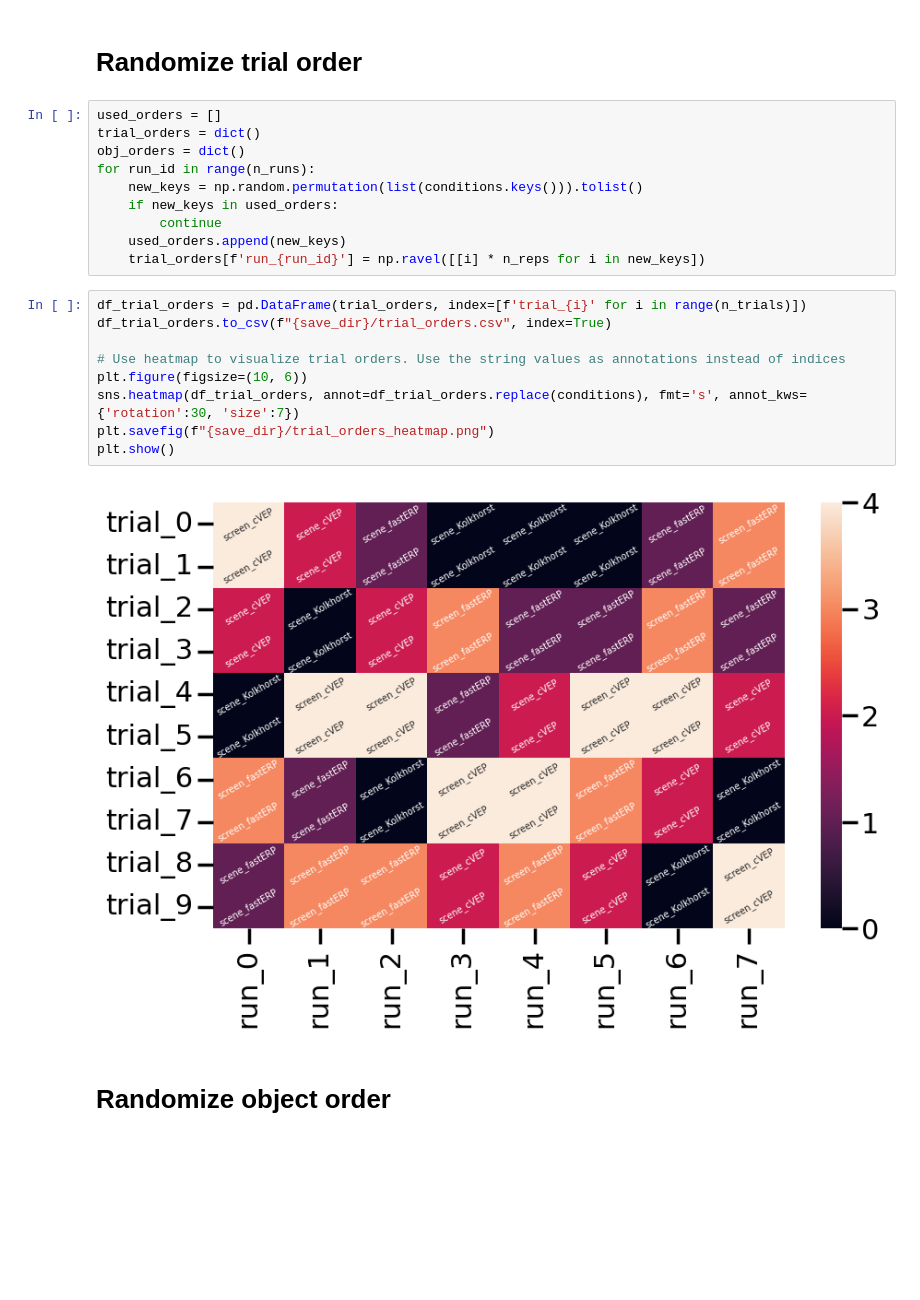
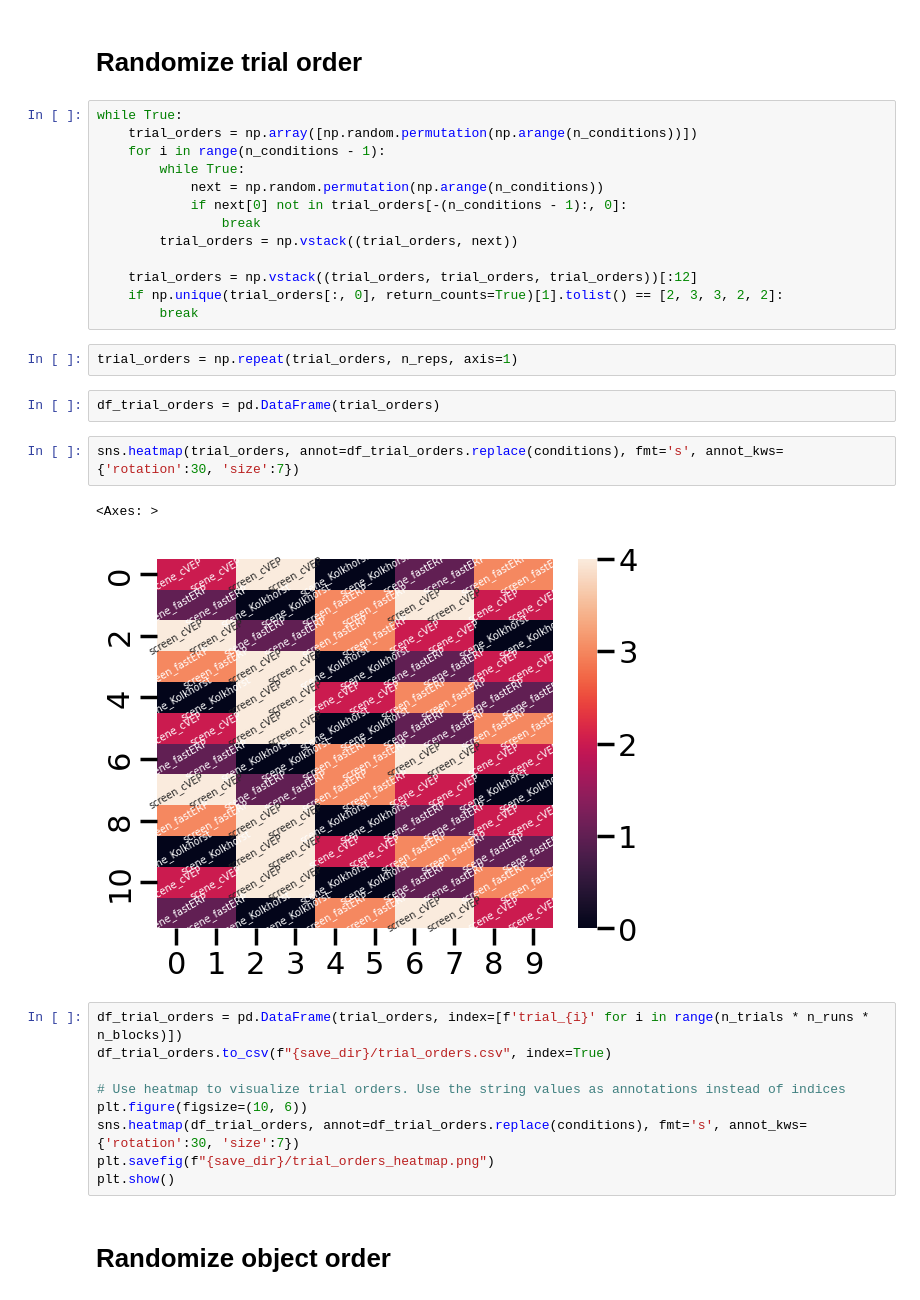
Before and after one commit to amar-enkhbat/codebook_generator, a Jupyter notebook: trial_randomizer.ipynb, the cells around one changed output. Saved outputs shown, nothing was run; the diff lists cells and outputs as text; blank space fills up the shorter version.

Commit message:
update to 3 blocks

```diff
--- a/trial_randomizer.ipynb
+++ b/trial_randomizer.ipynb
@@ -53,18 +54,30 @@ df_pictogram_order
 | 7 | 6 | 6 | 7 |
 # %% [markdown]
 # Randomize trial order
-# %%
-used_orders = []
-trial_orders = dict()
-obj_orders = dict()
-for run_id in range(n_runs):
-    new_keys = np.random.permutation(list(conditions.keys())).tolist()
-    if new_keys in used_orders:
-        continue
-    used_orders.append(new_keys)
-    trial_orders[f'run_{run_id}'] = np.ravel([[i] * n_reps for i in new_keys])
+# %%
+while True:
+    trial_orders = np.array([np.random.permutation(np.arange(n_conditions))])
+    for i in range(n_conditions - 1):
+        while True:
+            next = np.random.permutation(np.arange(n_conditions))
+            if next[0] not in trial_orders[-(n_conditions - 1):, 0]:
+                break
+        trial_orders = np.vstack((trial_orders, next))
+
+    trial_orders = np.vstack((trial_orders, trial_orders, trial_orders))[:12]
+    if np.unique(trial_orders[:, 0], return_counts=True)[1].tolist() == [2, 3, 3, 2, 2]:
+        break
+# %%
+trial_orders = np.repeat(trial_orders, n_reps, axis=1)
+# %%
+df_trial_orders = pd.DataFrame(trial_orders)
+# %%
+sns.heatmap(trial_orders, annot=df_trial_orders.replace(conditions), fmt='s', annot_kws={'rotation':30, 'size':7})
+# %% [output]
+<Axes: >
+[figure, added]
 # %%
-df_trial_orders = pd.DataFrame(trial_orders, index=[f'trial_{i}' for i in range(n_trials)])
+df_trial_orders = pd.DataFrame(trial_orders, index=[f'trial_{i}' for i in range(n_trials * n_runs * n_blocks)])
 df_trial_orders.to_csv(f"{save_dir}/trial_orders.csv", index=True)
 
 # Use heatmap to visualize trial orders. Use the string values as annotations instead of indices
@@ -72,8 +85,6 @@ plt.figure(figsize=(10, 6))
 sns.heatmap(df_trial_orders, annot=df_trial_orders.replace(conditions), fmt='s', annot_kws={'rotation':30, 'size':7})
 plt.savefig(f"{save_dir}/trial_orders_heatmap.png")
 plt.show()
-# %% [output]
-[figure, removed]
 # %% [markdown]
 # Randomize object order
 # %%
```
Also changed, not shown: parts of 2 cells of this notebook.
